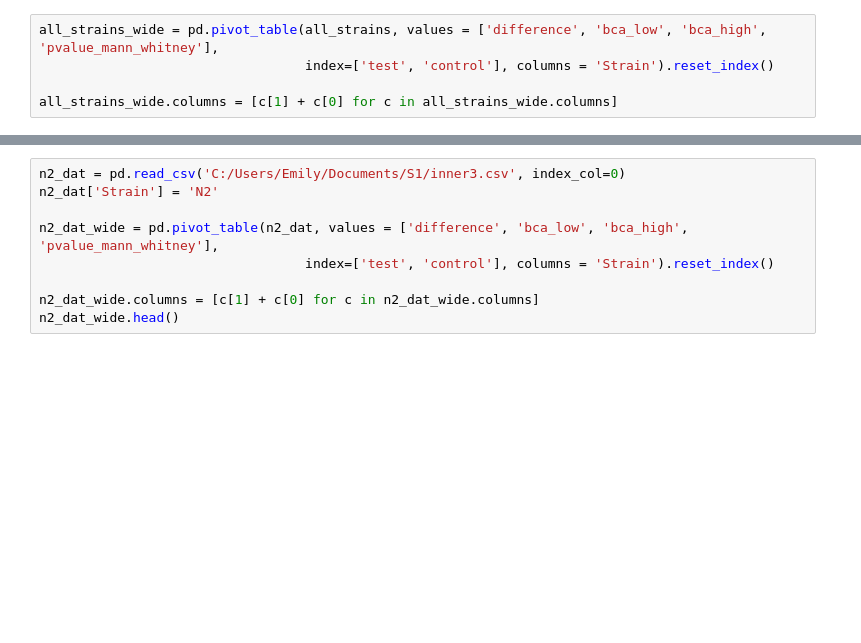
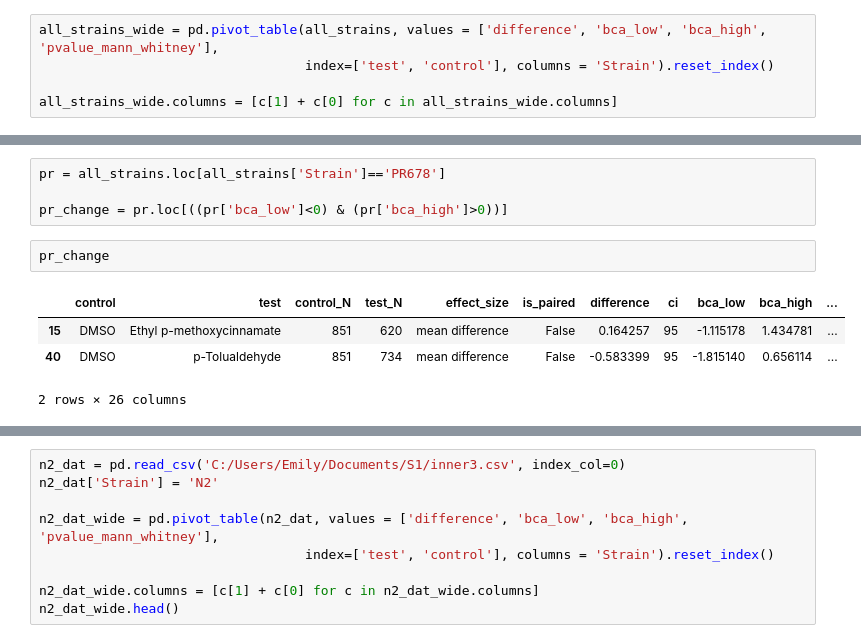
Before and after one commit to Neuroplant-Resources/Neuroplant-DataAnalysis, a Jupyter notebook: S1/Mutant_followup_analysis.ipynb, the cells around one changed output, grey strips where cells are left out. Cells and saved outputs as stored; diff of their text form; blank space fills up the shorter version.

```diff
--- a/S1/Mutant_followup_analysis.ipynb
+++ b/S1/Mutant_followup_analysis.ipynb
@@ -387,0 +396,11 @@ all_strains_wide.head()
+# %%
+pr = all_strains.loc[all_strains['Strain']=='PR678']
+
+pr_change = pr.loc[((pr['bca_low']<0) & (pr['bca_high']>0))]
+# %%
+pr_change
+# %% [output]
+|  | control | test | control_N | test_N | effect_size | is_paired | difference | ci | bca_low | bca_high | ... |
+| 15 | DMSO | Ethyl p-methoxycinnamate | 851 | 620 | mean difference | False | 0.164257 | 95 | -1.115178 | 1.434781 | ... |
+| 40 | DMSO | p-Tolualdehyde | 851 | 734 | mean difference | False | -0.583399 | 95 | -1.815140 | 0.656114 | ... |
+2 rows × 26 columns
```
Also changed, not shown: parts of 8 cells of this notebook, 13 other files.
